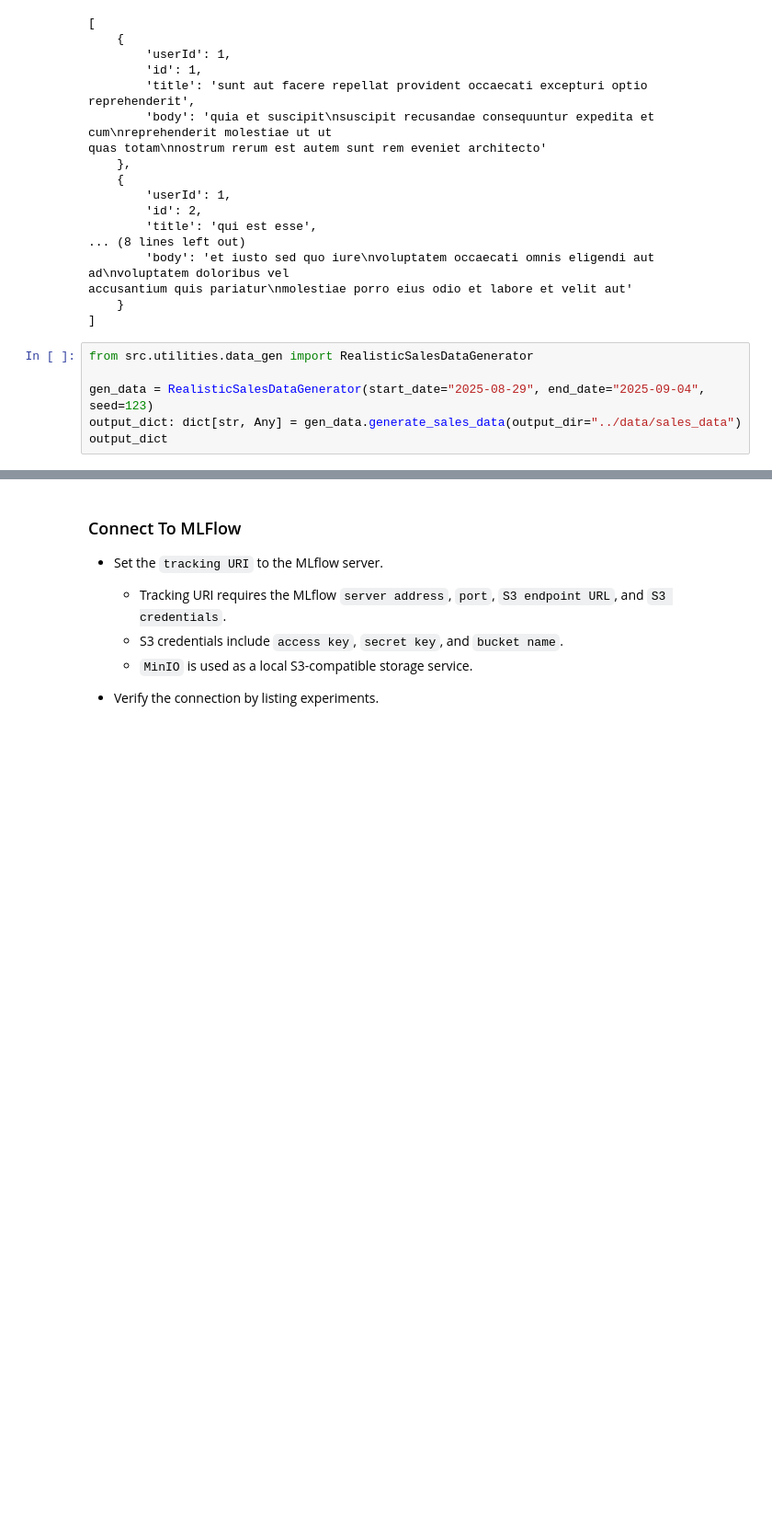
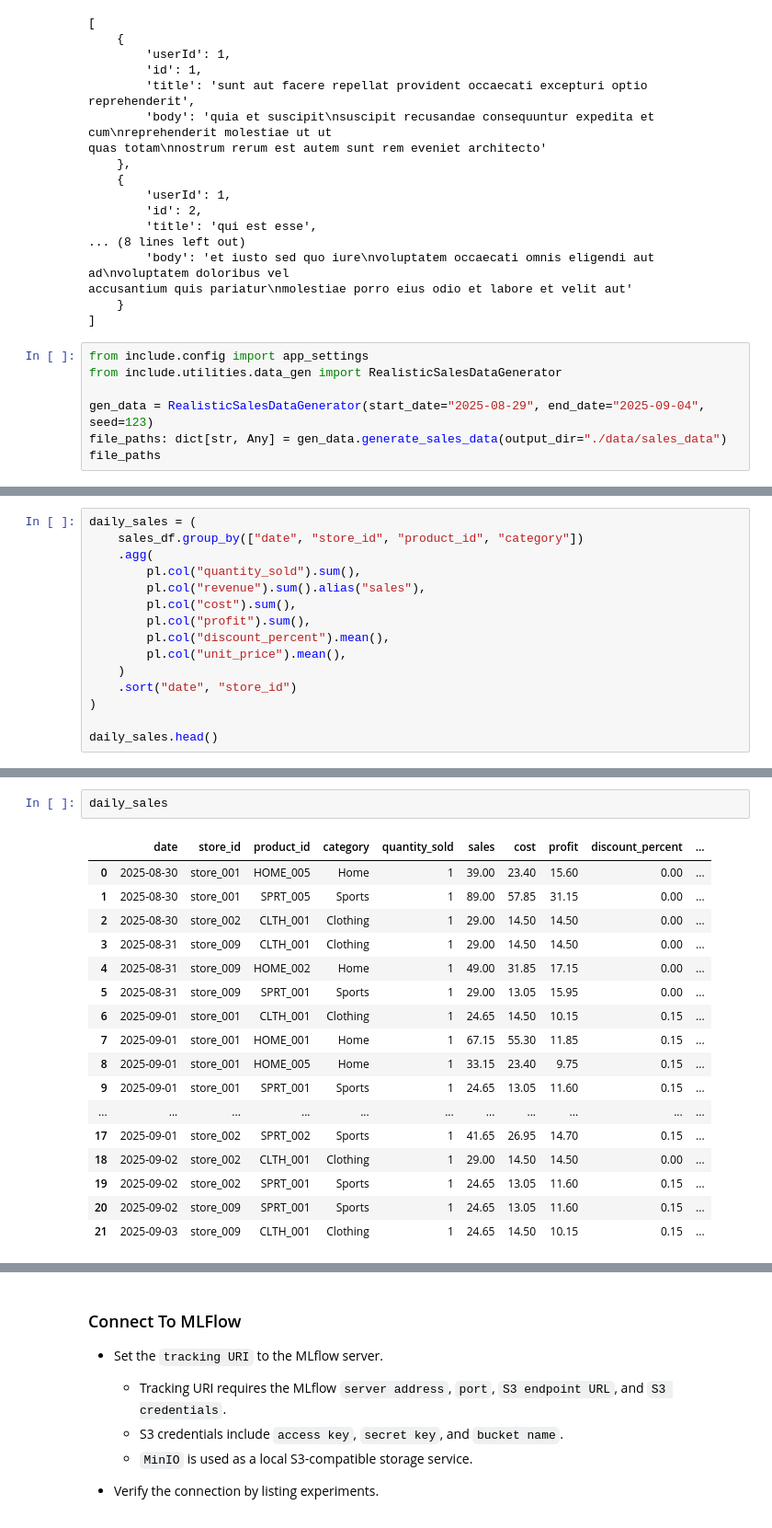
Before and after one commit to chineidu/End-to-end-Sale-Forecasting, a Jupyter notebook: notebooks/01-lab.ipynb, the cells around one changed output, grey strips where cells are left out. Shown: that part at 92% size. Drawn from its saved outputs; the diff is of its cells as text; blank space fills up the shorter version.

```diff
--- a/notebooks/01-lab.ipynb
+++ b/notebooks/01-lab.ipynb
@@ -105,9 +105,10 @@ accusantium quis pariatur\nmolestiae porro eius odio et labore et velit aut'
     }
 ]
 # %%
-from src.utilities.data_gen import RealisticSalesDataGenerator
+from include.config import app_settings
+from include.utilities.data_gen import RealisticSalesDataGenerator
 
 gen_data = RealisticSalesDataGenerator(start_date="2025-08-29", end_date="2025-09-04", seed=123)
-output_dict: dict[str, Any] = gen_data.generate_sales_data(output_dir="../data/sales_data")
-output_dict
+file_paths: dict[str, Any] = gen_data.generate_sales_data(output_dir="./data/sales_data")
+file_paths
 # %% [output]
@@ -244,0 +399,15 @@ from src.config import app_settings
+# %%
+daily_sales = (
+    sales_df.group_by(["date", "store_id", "product_id", "category"])
+    .agg(
+        pl.col("quantity_sold").sum(),
+        pl.col("revenue").sum().alias("sales"),
+        pl.col("cost").sum(),
+        pl.col("profit").sum(),
+        pl.col("discount_percent").mean(),
+        pl.col("unit_price").mean(),
+    )
+    .sort("date", "store_id")
+)
+
+daily_sales.head()
@@ -245,3 +423,23 @@ from src.config import app_settings
+# %%
+daily_sales
+# %% [output]
+|  | date | store_id | product_id | category | quantity_sold | sales | cost | profit | discount_percent | ... |
+| 0 | 2025-08-30 | store_001 | HOME_005 | Home | 1 | 39.00 | 23.40 | 15.60 | 0.00 | ... |
+| 1 | 2025-08-30 | store_001 | SPRT_005 | Sports | 1 | 89.00 | 57.85 | 31.15 | 0.00 | ... |
+| 2 | 2025-08-30 | store_002 | CLTH_001 | Clothing | 1 | 29.00 | 14.50 | 14.50 | 0.00 | ... |
+| 3 | 2025-08-31 | store_009 | CLTH_001 | Clothing | 1 | 29.00 | 14.50 | 14.50 | 0.00 | ... |
+| 4 | 2025-08-31 | store_009 | HOME_002 | Home | 1 | 49.00 | 31.85 | 17.15 | 0.00 | ... |
+| 5 | 2025-08-31 | store_009 | SPRT_001 | Sports | 1 | 29.00 | 13.05 | 15.95 | 0.00 | ... |
+| 6 | 2025-09-01 | store_001 | CLTH_001 | Clothing | 1 | 24.65 | 14.50 | 10.15 | 0.15 | ... |
+| 7 | 2025-09-01 | store_001 | HOME_001 | Home | 1 | 67.15 | 55.30 | 11.85 | 0.15 | ... |
+| 8 | 2025-09-01 | store_001 | HOME_005 | Home | 1 | 33.15 | 23.40 | 9.75 | 0.15 | ... |
+| 9 | 2025-09-01 | store_001 | SPRT_001 | Sports | 1 | 24.65 | 13.05 | 11.60 | 0.15 | ... |
+| ... | ... | ... | ... | ... | ... | ... | ... | ... | ... | ... |
+| 17 | 2025-09-01 | store_002 | SPRT_002 | Sports | 1 | 41.65 | 26.95 | 14.70 | 0.15 | ... |
+| 18 | 2025-09-02 | store_002 | CLTH_001 | Clothing | 1 | 29.00 | 14.50 | 14.50 | 0.00 | ... |
+| 19 | 2025-09-02 | store_002 | SPRT_001 | Sports | 1 | 24.65 | 13.05 | 11.60 | 0.15 | ... |
+| 20 | 2025-09-02 | store_009 | SPRT_001 | Sports | 1 | 24.65 | 13.05 | 11.60 | 0.15 | ... |
+| 21 | 2025-09-03 | store_009 | CLTH_001 | Clothing | 1 | 24.65 | 14.50 | 10.15 | 0.15 | ... |
 # %%
 df: pl.DataFrame = pl.DataFrame(
     data={
```
Also changed, not shown: parts of 21 cells of this notebook, 26 other files.
